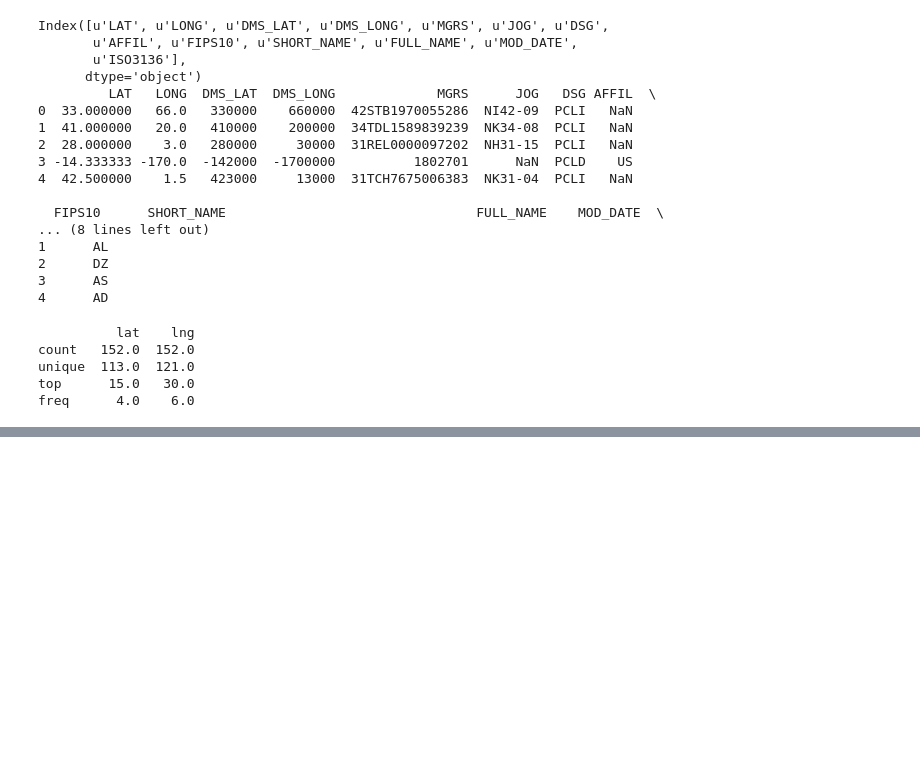
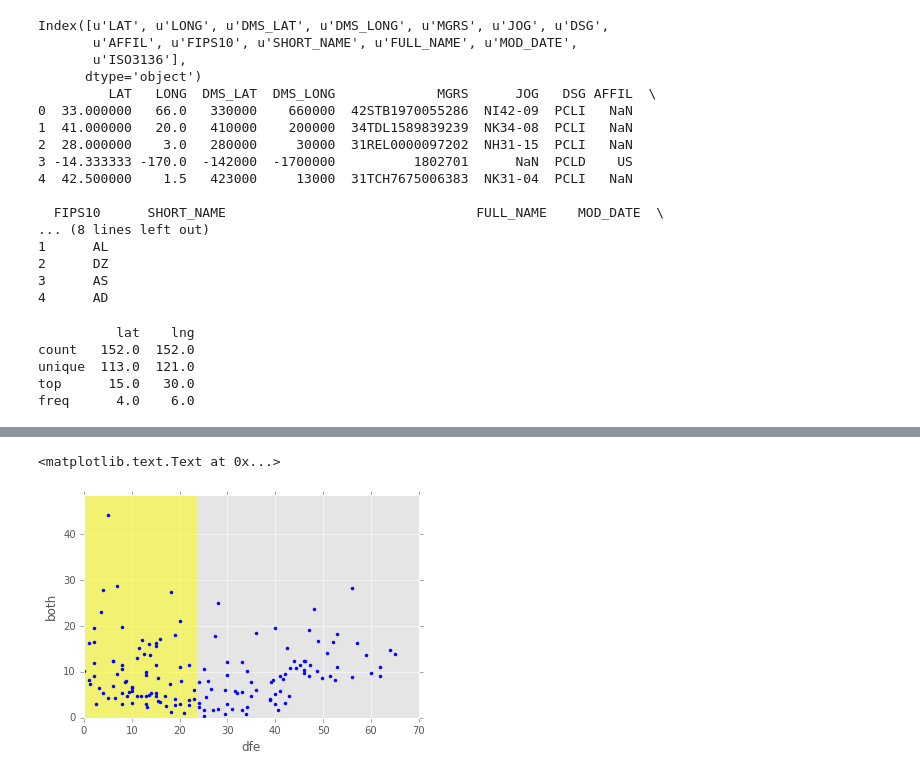
Before and after one commit to grehujt/SmallPythonProjects, a Jupyter notebook: jupyterNotebooks/LinearRegression/LinearRegression.ipynb, the cells around one changed output, grey strips where cells are left out. Saved outputs shown, nothing was run; the diff lists cells and outputs as text; code cells hidden in the pictures; blank space fills up the shorter version.

```diff
--- a/jupyterNotebooks/LinearRegression/LinearRegression.ipynb
+++ b/jupyterNotebooks/LinearRegression/LinearRegression.ipynb
@@ -135,3 +135,6 @@ count   152.0  152.0
 unique  113.0  121.0
 top      15.0   30.0
 freq      4.0    6.0
+# %%
+rates['dfe'] = np.abs(rates['lat'])
+rates.head()
@@ -137,0 +148,12 @@ freq      4.0    6.0
+# %%
+# countries within +/-23.5 degrees away from the equator get an equal amount of
+# sunlight throughout the year, so they should be considered to have the same
+# suicide rate according to our hypothesis
+plt.plot(rates['dfe'], rates['both'], 'b.')
+plt.fill_between([0, 23.5], [100, 100], alpha=0.5, color='yellow')
+plt.ylim(0, rates['both'].max()*1.1)
+plt.xlabel('dfe')
+plt.ylabel('both')
+# %% [output]
+<matplotlib.text.Text at 0x...>
+[figure, added]
```
Also changed, not shown: parts of 4 cells of this notebook, 1 other file.
